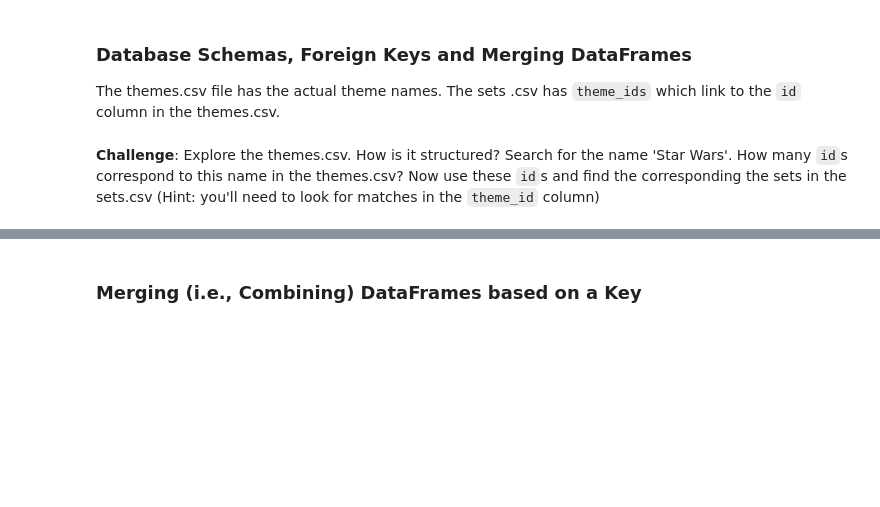
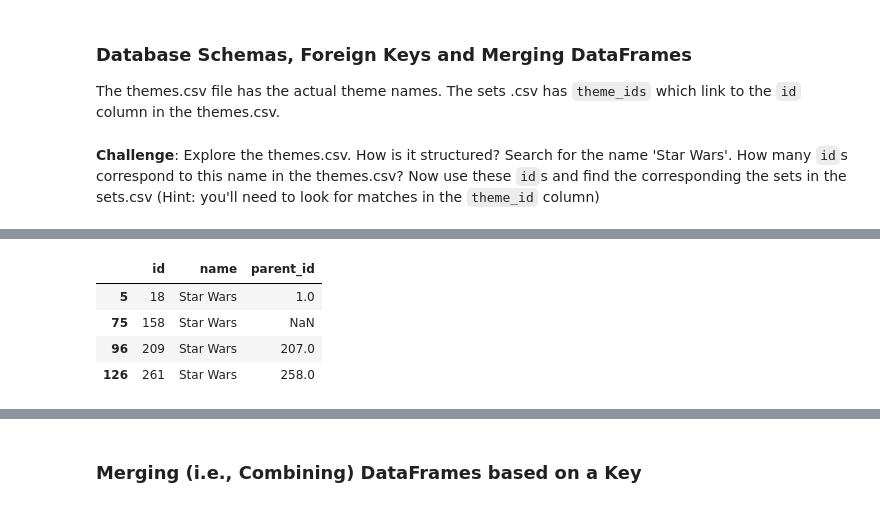
Before and after one commit to Preetraj2002/LEGO_analysis, a Jupyter notebook: Lego_Analysis.ipynb, the cells around one changed output, grey strips where cells are left out. Saved outputs shown, nothing was run; the diff lists cells and outputs as text; code cells hidden in the pictures; blank space fills up the shorter version.

```diff
--- a/Lego_Analysis.ipynb
+++ b/Lego_Analysis.ipynb
@@ -272,0 +283,9 @@ The themes.csv file has the actual theme names. The sets .csv has <code>theme_id
+# %%
+star_wars = themes_df[themes_df['name']=="Star Wars"]
+star_wars
+# %% [output]
+|  | id | name | parent_id |
+| 5 | 18 | Star Wars | 1.0 |
+| 75 | 158 | Star Wars | NaN |
+| 96 | 209 | Star Wars | 207.0 |
+| 126 | 261 | Star Wars | 258.0 |
```
Also changed, not shown: parts of 6 cells of this notebook.
